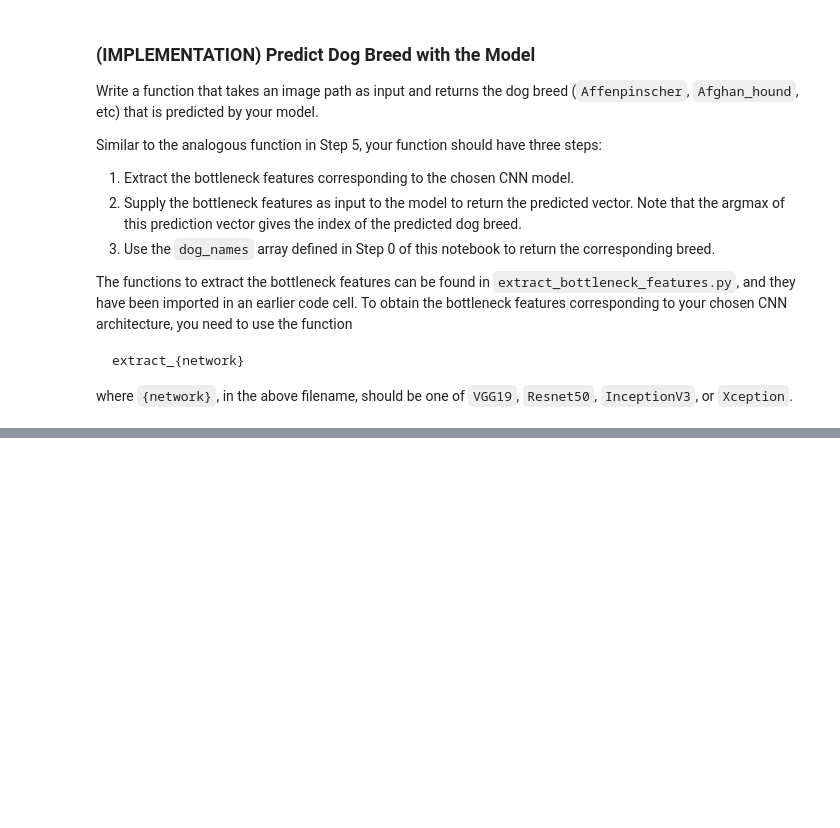
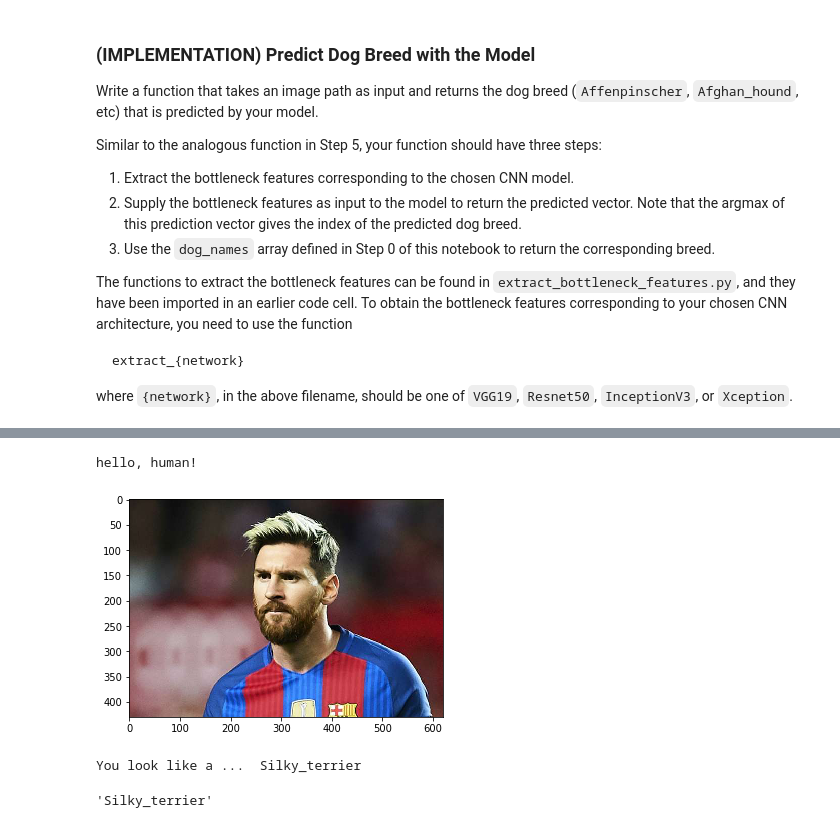
Before and after one commit to iamsteveng/AIND-DogProject, a Jupyter notebook: dog_app.ipynb, the cells around one changed output, grey strips where cells are left out. Drawn from its saved outputs; the diff is of its cells as text; code cells hidden in the pictures; blank space fills up the shorter version.

```diff
--- a/dog_app.ipynb
+++ b/dog_app.ipynb
@@ -808,0 +846,8 @@ The dog breed is  Affenpinscher
+# %%
+#test image 5
+my_algorithm('my_images/messi.jpg')
+# %% [output]
+hello, human!
+[figure, added]
+You look like a ...  Silky_terrier
+'Silky_terrier'
```
Also changed, not shown: parts of 11 cells of this notebook.
